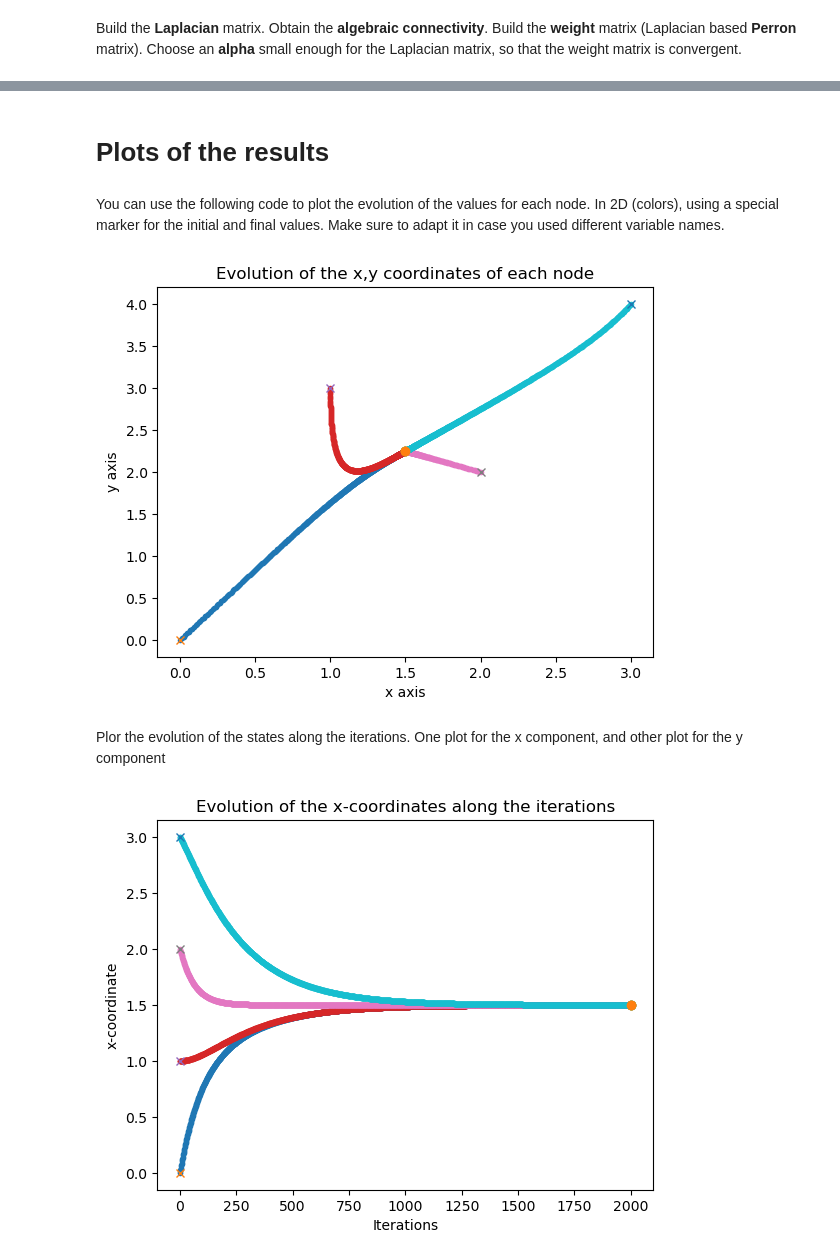
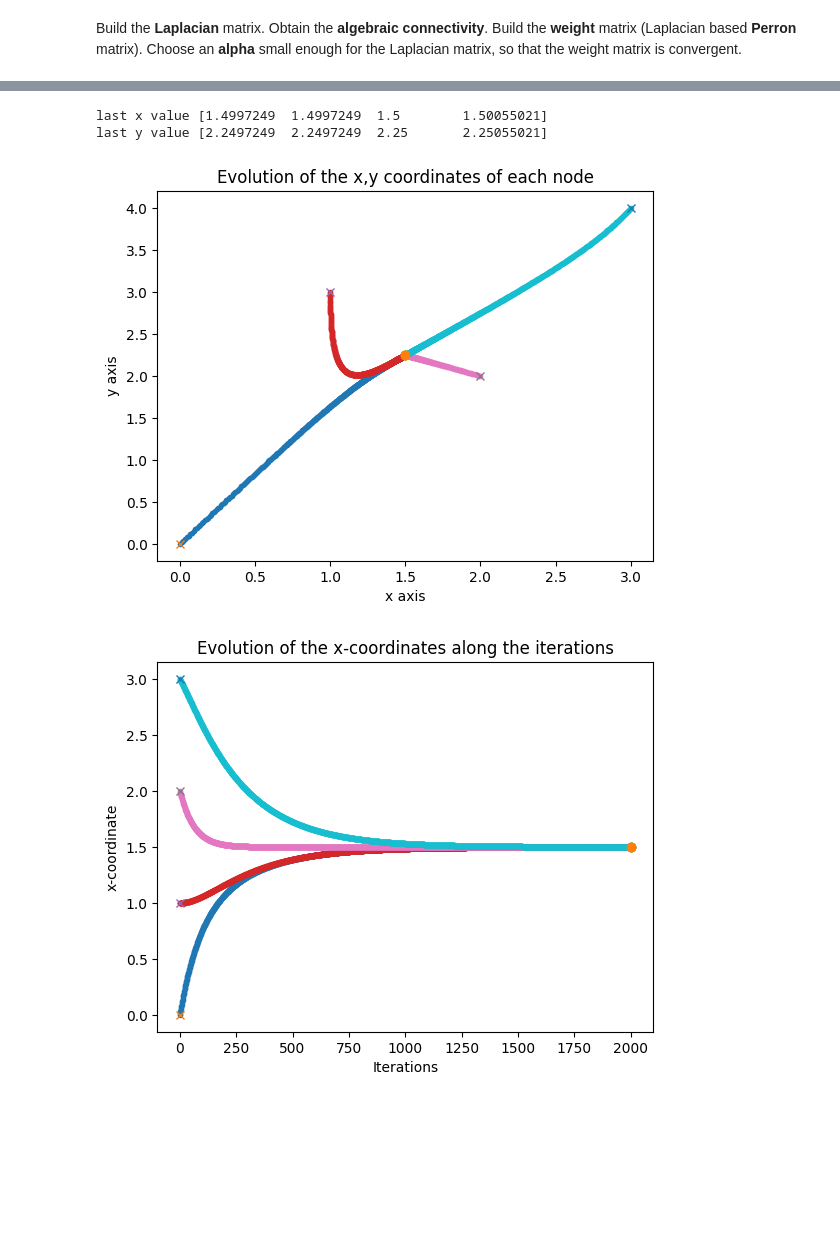
Before and after one commit to albertozafra7/MRS, a Jupyter notebook: Part2_Consensus/Exercise/Exercise1_Jorge_N_Alberto.ipynb, the cells around one changed output, grey strips where cells are left out. Saved outputs shown, nothing was run; the diff lists cells and outputs as text; code cells hidden in the pictures; blank space fills up the shorter version.

```diff
--- a/Part2_Consensus/Exercise/Exercise1_Jorge_N_Alberto.ipynb
+++ b/Part2_Consensus/Exercise/Exercise1_Jorge_N_Alberto.ipynb
@@ -767,46 +798,23 @@ last y value [2.2497249  2.2497249  2.25       2.25055021]
-# %% [markdown]
-# Plots of the results
-# %% [markdown]
-You can use the following code to plot the evolution of the values for each node. In 2D (colors), using a special marker for the initial and final values. Make sure to adapt it in case you used different variable names.
-# %%
-plt.title("Evolution of the x,y coordinates of each node")
-plt.xlabel("x axis")
-plt.ylabel("y axis")
-
-(n, num_iter)=states_x_iter.shape
-for i in range(n):
-  v_x=states_x_iter[i,:]
-  v_y=states_y_iter[i,:]
-  plt.plot(v_x,v_y, marker='.',)
-  # Special markers for the first and last values
-  plt.plot(v_x[0],v_y[0],marker='x')
-  plt.plot(v_x[-1],v_y[-1],marker='o')
-  # alternative if we want to use arrows instead of lines.
-  #x_ini=v_x[k]
-  #y_ini=v_y[k]
-  #dx= v_x[k+1] -x_ini
-  #dy= v_y[k+1] -y_ini
-  #plt.arrow(x_ini, y_ini, dx, dy, head_length=0.1,length_includes_head=True, head_width=0.05)
-plt.show()
-# %% [output]
-[figure, removed]
-# %% [markdown]
-Plor the evolution of the states along the iterations. One plot for the x component, and other plot for the y component
-# %%
-(n, num_iter)=states_x_iter.shape
-plt.figure
-plt.title("Evolution of the x-coordinates along the iterations")
-plt.xlabel("Iterations")
-plt.ylabel("x-coordinate")
-v_x=np.arange(0,num_iter)
-for i in range(n):
-  v_y=states_x_iter[i,:]
-  plt.plot(v_x,v_y, marker='.',)
-  # Special markers for the first and last values
-  plt.plot(v_x[0],v_y[0],marker='x')
-  plt.plot(v_x[-1],v_y[-1],marker='o')
-plt.show()
-
-# Complete for displaying the evolution of the y-coordinate along the iterations
-# %% [output]
-[figure, removed]
+# %%
+# DEFAULT:
+# class mrs_graph(
+#     n_agents: int = 4,
+#     link_list: NDArray[Any] = np.array([[0, 1], [0, 2], [1, 2], [2, 3]]),
+#     sx0: Any = [0, 1, 2, 3],
+#     sy0: Any = [0, 3, 2, 4],
+#     undirected: bool = True,
+#     alpha: float = 0.004
+# )
+
+my_graph1=mrs_graph()
+
+my_graph1.stepn(2000)
+
+my_graph1.plot_evolutionxy()
+my_graph1.plot_evolutionx()
+my_graph1.plot_evolutiony()
+# %% [output]
+last x value [1.4997249  1.4997249  1.5        1.50055021]
+last y value [2.2497249  2.2497249  2.25       2.25055021]
+[figure, added]
+[figure, added]
```
Also changed, not shown: parts of 36 cells of this notebook.
